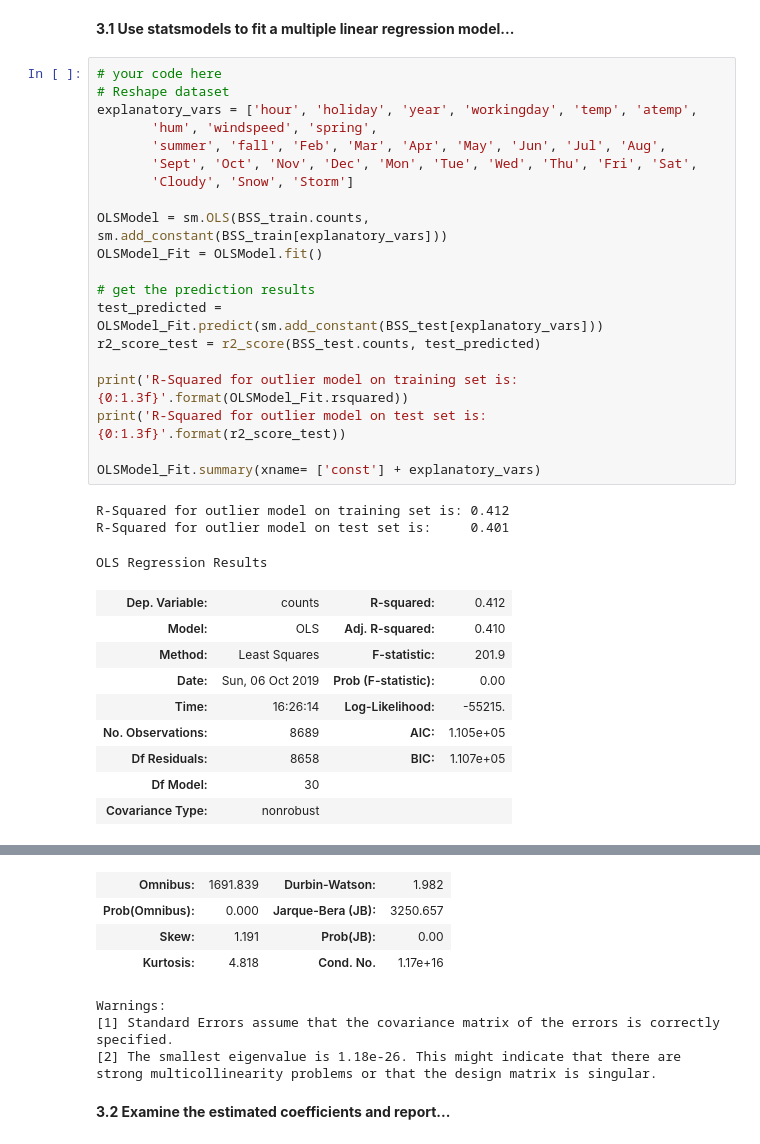
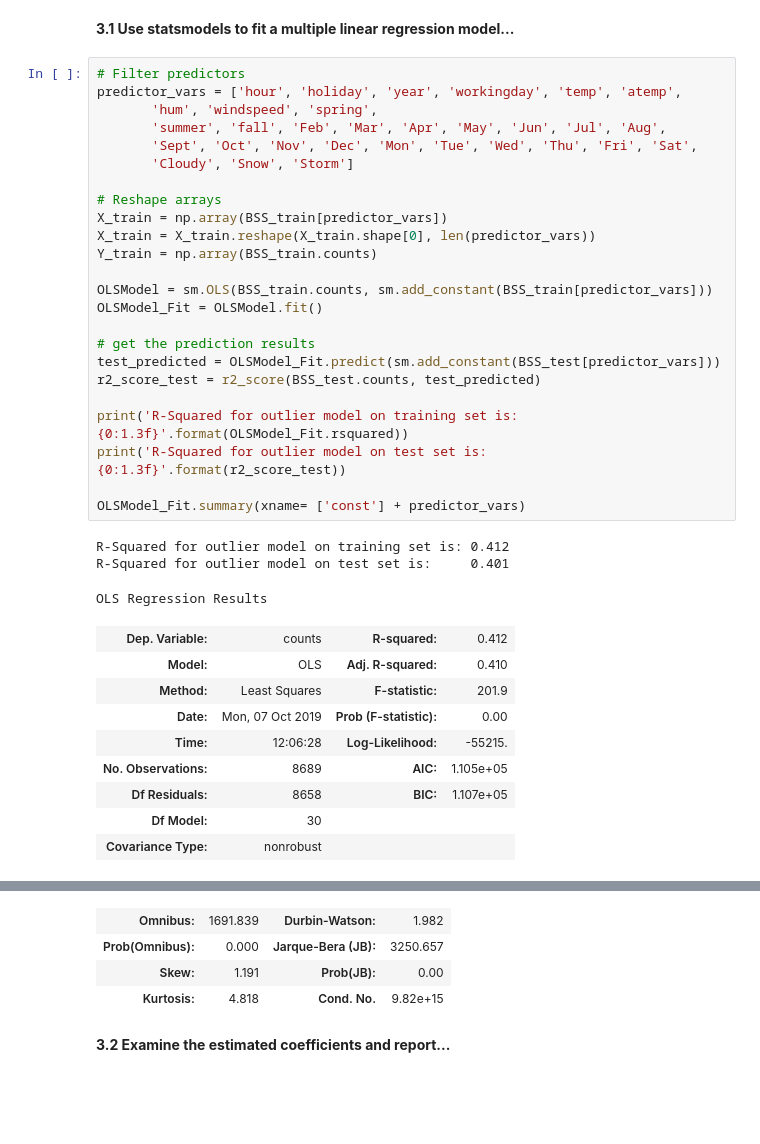
Before and after one commit to kdumontnu/2019-CS109A, a Jupyter notebook: homework/hw3/cs109a_hw3submit.ipynb, the cells around one changed output, grey strips where cells are left out. Cells and saved outputs as stored; diff of their text form; blank space fills up the shorter version.

```diff
--- a/homework/hw3/cs109a_hw3submit.ipynb
+++ b/homework/hw3/cs109a_hw3submit.ipynb
@@ -519,34 +520,38 @@ There is not enough information for stormy days to make accurate prediction for
 # %% [markdown]
 **3.1 Use statsmodels to fit a multiple linear regression model...**
 # %%
-# your code here
-# Reshape dataset
-explanatory_vars = ['hour', 'holiday', 'year', 'workingday', 'temp', 'atemp',
+# Filter predictors
+predictor_vars = ['hour', 'holiday', 'year', 'workingday', 'temp', 'atemp',
        'hum', 'windspeed', 'spring',
        'summer', 'fall', 'Feb', 'Mar', 'Apr', 'May', 'Jun', 'Jul', 'Aug',
        'Sept', 'Oct', 'Nov', 'Dec', 'Mon', 'Tue', 'Wed', 'Thu', 'Fri', 'Sat',
        'Cloudy', 'Snow', 'Storm']
 
-OLSModel = sm.OLS(BSS_train.counts, sm.add_constant(BSS_train[explanatory_vars]))
+# Reshape arrays
+X_train = np.array(BSS_train[predictor_vars])
+X_train = X_train.reshape(X_train.shape[0], len(predictor_vars))
+Y_train = np.array(BSS_train.counts)
+
+OLSModel = sm.OLS(BSS_train.counts, sm.add_constant(BSS_train[predictor_vars]))
 OLSModel_Fit = OLSModel.fit()
 
 # get the prediction results
-test_predicted = OLSModel_Fit.predict(sm.add_constant(BSS_test[explanatory_vars]))
+test_predicted = OLSModel_Fit.predict(sm.add_constant(BSS_test[predictor_vars]))
 r2_score_test = r2_score(BSS_test.counts, test_predicted)
 
 print('R-Squared for outlier model on training set is: {0:1.3f}'.format(OLSModel_Fit.rsquared))
 print('R-Squared for outlier model on test set is:     {0:1.3f}'.format(r2_score_test))
 
-OLSModel_Fit.summary(xname= ['const'] + explanatory_vars)
+OLSModel_Fit.summary(xname= ['const'] + predictor_vars)
 # %% [output]
 R-Squared for outlier model on training set is: 0.412
 R-Squared for outlier model on test set is:     0.401
 OLS Regression Results
 | Dep. Variable: | counts | R-squared: | 0.412 |
 | Model: | OLS | Adj. R-squared: | 0.410 |
 | Method: | Least Squares | F-statistic: | 201.9 |
-| Date: | Sun, 06 Oct 2019 | Prob (F-statistic): | 0.00 |
-| Time: | 16:26:14 | Log-Likelihood: | -55215. |
+| Date: | Mon, 07 Oct 2019 | Prob (F-statistic): | 0.00 |
+| Time: | 12:06:28 | Log-Likelihood: | -55215. |
 | No. Observations: | 8689 | AIC: | 1.105e+05 |
 | Df Residuals: | 8658 | BIC: | 1.107e+05 |
 | Df Model: | 30 |  |  |
@@ -570,11 +575,7 @@ OLS Regression Results
 | Omnibus: | 1691.839 | Durbin-Watson: | 1.982 |
 | Prob(Omnibus): | 0.000 | Jarque-Bera (JB): | 3250.657 |
 | Skew: | 1.191 | Prob(JB): | 0.00 |
-| Kurtosis: | 4.818 | Cond. No. | 1.17e+16 |
+| Kurtosis: | 4.818 | Cond. No. | 9.82e+15 |
-Warnings:
-[1] Standard Errors assume that the covariance matrix of the errors is correctly specified.
-[2] The smallest eigenvalue is 1.18e-26. This might indicate that there are
-strong multicollinearity problems or that the design matrix is singular.
 # %% [markdown]
 **3.2 Examine the estimated coefficients and report...**
 # %%
```
Also changed, not shown: parts of 8 cells of this notebook.
